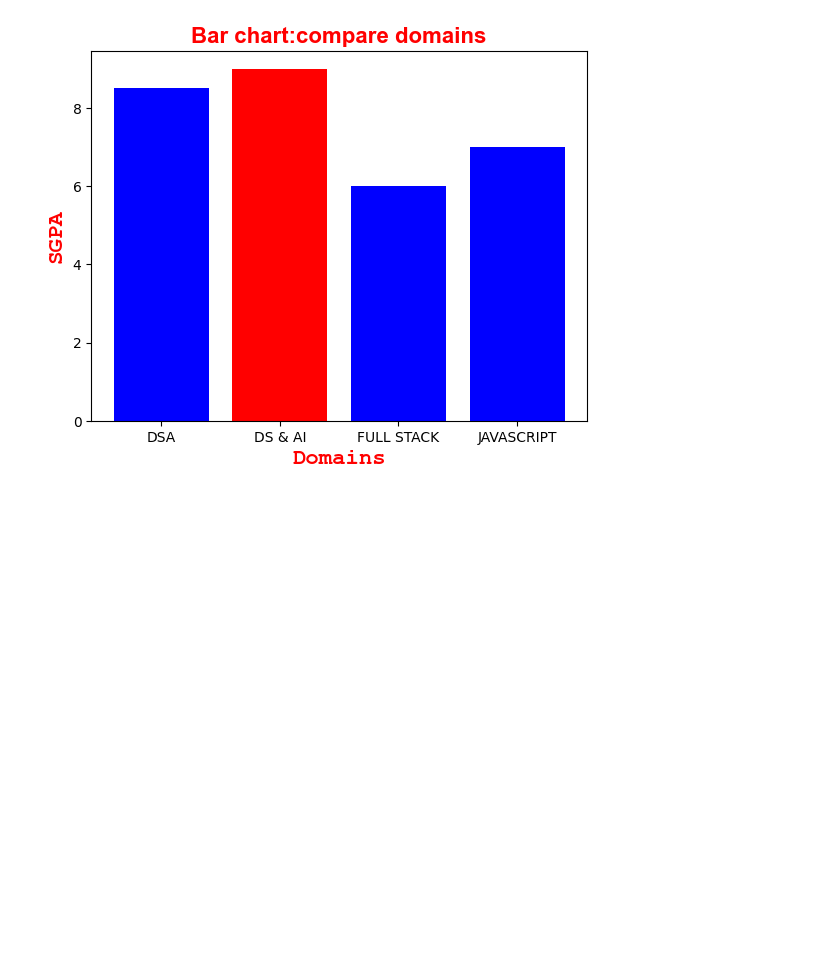
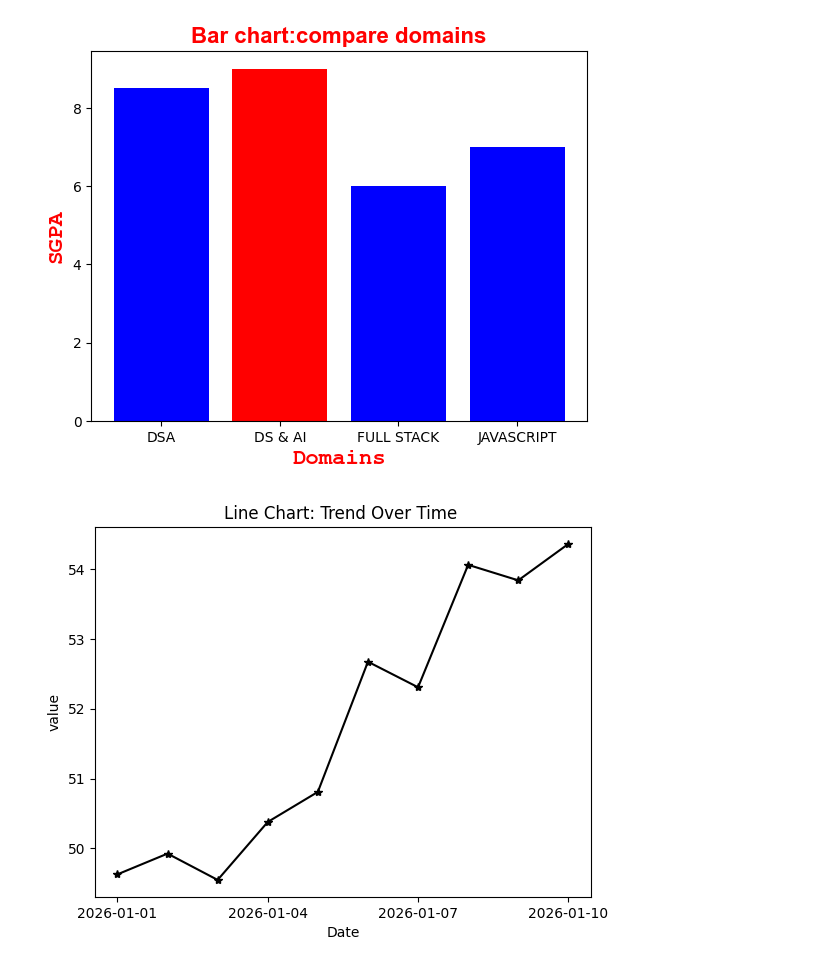
Before and after one commit to amritanshu1968-wq/data-implementation, a Jupyter notebook: Module 2/matplot_visualization.ipynb, the cells around one changed output. Saved outputs shown, nothing was run; the diff lists cells and outputs as text; code cells hidden in the pictures; blank space fills up the shorter version.

Commit message:
Line chart & Pie Chart

```diff
--- a/Module 2/matplot_visualization.ipynb
+++ b/Module 2/matplot_visualization.ipynb
@@ -70,0 +75,34 @@ Text(0, 0.5, 'SGPA')
+# %%
+# create a sequence of 30 consecutive numbers starting from 2026-01-01
+
+days = pd.date_range(start='2026-01-01', periods=10)
+
+#generate 30 random values from a normal distribution with mean 0 and standard deviation 1
+# compute their cumulative sum to simulate a random walk
+values = np.cumsum(np.random.normal(0,1,10)) +50
+
+plt.plot(
+    days,            # x-axis values (dates)
+    values,          # y-axis values (random walk values)
+    marker ="*",     # draw a star marker at each data point
+
+    color = "black",  # set the line color to black
+
+)
+# add title to the graph
+plt.title("Line Chart: Trend Over Time ")
+
+# add a label to the x-axis
+plt.xlabel("Date")
+
+# add a label to the y-axis
+plt.ylabel("value")
+
+# set the x-ticks to show every 3rd day
+plt.xticks(days[::3])
+
+
+#display the graph
+plt.show()
+# %% [output]
+[figure, added]
```
Also changed, not shown: parts of 3 cells of this notebook.
